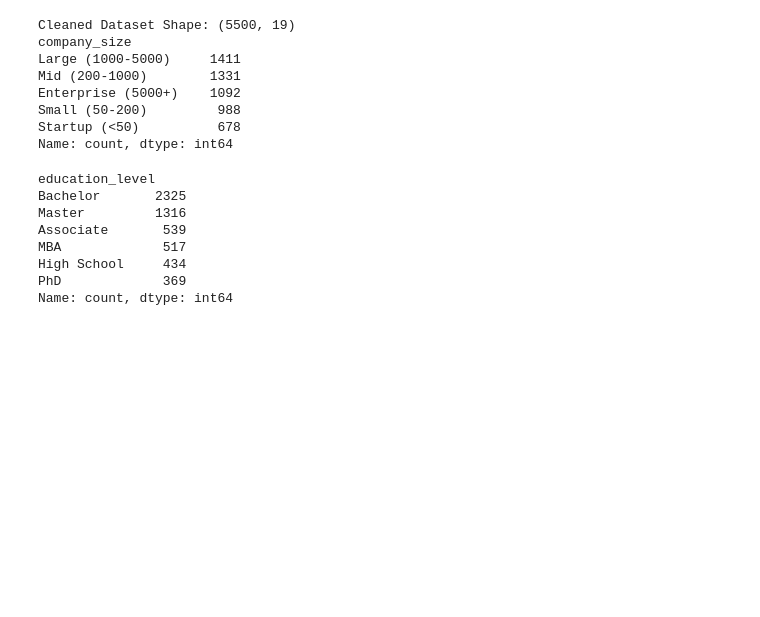
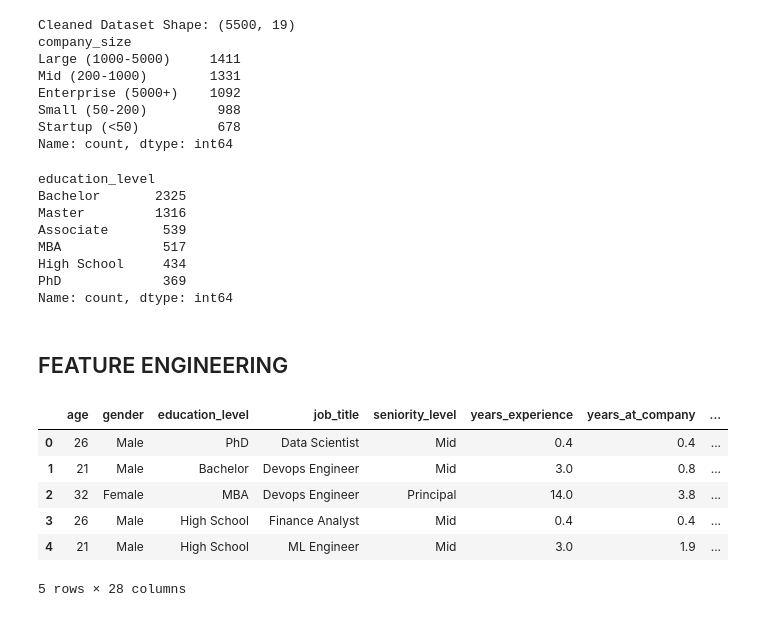
Before and after one commit to Wewds1/ML_Projects, a Jupyter notebook: Salary_Benchmark/notebooks/02_feature_engineering.ipynb, the cells around one changed output. Saved outputs shown, nothing was run; the diff lists cells and outputs as text; code cells hidden in the pictures; blank space fills up the shorter version.

```diff
--- a/Salary_Benchmark/notebooks/02_feature_engineering.ipynb
+++ b/Salary_Benchmark/notebooks/02_feature_engineering.ipynb
@@ -171,3 +171,33 @@ if 'company_size' in df_copy.columns:
 
 # display(df_copy['seniority_ordinal'].value_counts().sum())
 # display(df_copy['education_ordinal'].value_counts().sum())
+# %% [markdown]
+## FEATURE ENGINEERING
+# %%
+df_copy['experience_x_seniority'] = df_copy['years_experience'] * df_copy['seniority_ordinal']
+df_copy['tenure_ratio'] = np.where(df_copy['years_experience'] == 0, 0, df_copy['years_at_company'] / df_copy['years_experience'])
+
+df_copy['promotion_rate'] = df_copy['num_promotions'] / df_copy['years_at_company'].clip(lower=1)
+
+df_copy['is_tech_or_finance'] = df_copy['industry'].isin(['Tech', 'Finance']).astype(int)
+df_copy['is_high_col'] = (df_copy['col_index'] > 1.15).astype(int)
+df_copy['col_x_experience'] = df_copy['col_index'] * df_copy['years_experience']
+
+df_copy['is_new_hire'] = (df_copy['years_at_company'] < 1).astype(int)
+
+is_high_edu = df_copy['education_ordinal'] >= 5
+is_low_seniority = df_copy['seniority_ordinal'] <= 2
+df_copy['is_overqualified'] = (is_high_edu & is_low_seniority).astype(int)
+
+df_copy['has_certifications'] = (df_copy['num_certifications'] > 0).astype(int)
+
+
+display(df_copy.head())
+# %% [output]
+|  | age | gender | education_level | job_title | seniority_level | years_experience | years_at_company | ... |
+| 0 | 26 | Male | PhD | Data Scientist | Mid | 0.4 | 0.4 | ... |
+| 1 | 21 | Male | Bachelor | Devops Engineer | Mid | 3.0 | 0.8 | ... |
+| 2 | 32 | Female | MBA | Devops Engineer | Principal | 14.0 | 3.8 | ... |
+| 3 | 26 | Male | High School | Finance Analyst | Mid | 0.4 | 0.4 | ... |
+| 4 | 21 | Male | High School | ML Engineer | Mid | 3.0 | 1.9 | ... |
+5 rows × 28 columns
```
Also changed, not shown: parts of 3 cells of this notebook, 2 other files.
